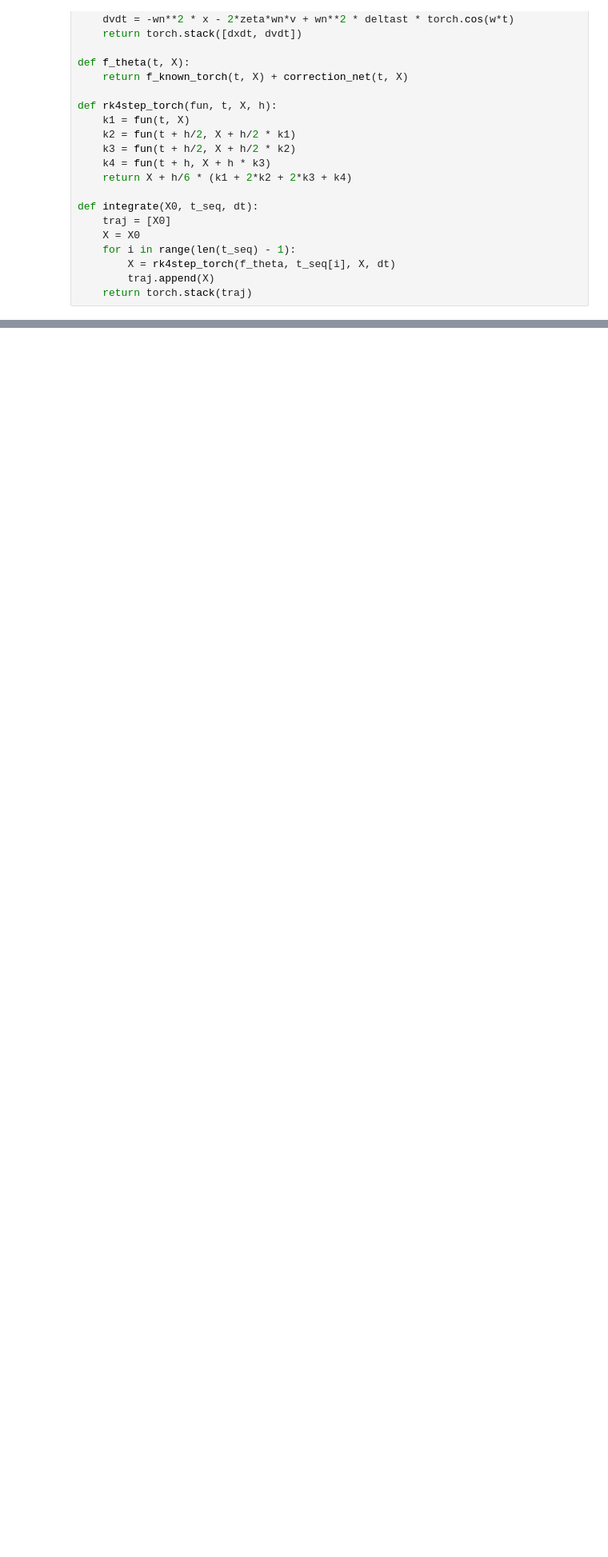
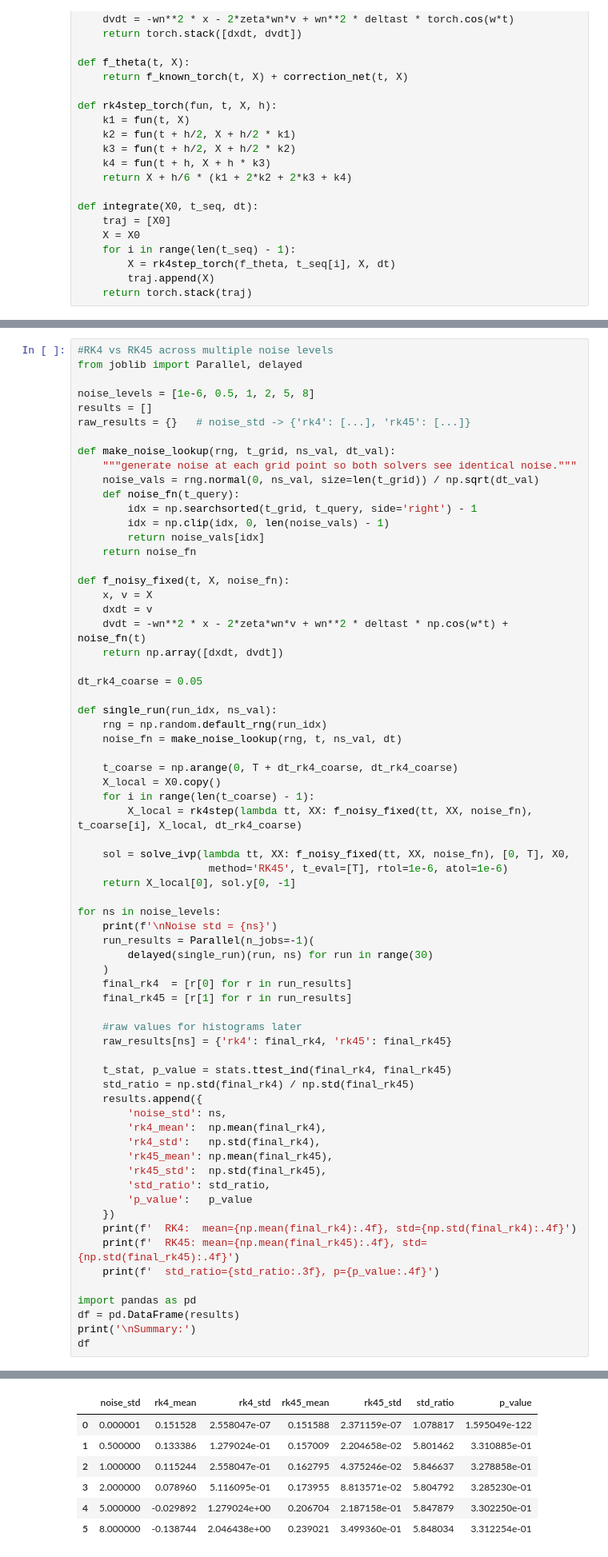
Before and after one commit to SaiPatil059/neural-ode-from-scratch, a Jupyter notebook: neural_ode_from_scratch.ipynb, the cells around one changed output, grey strips where cells are left out. Shown at 80% size. Cells and saved outputs as stored; diff of their text form; blank space fills up the shorter version.

```diff
--- a/neural_ode_from_scratch.ipynb
+++ b/neural_ode_from_scratch.ipynb
@@ -179,0 +238,69 @@ Max error (RK4 known physics vs analytical): 1.12e-09
+# %%
+#RK4 vs RK45 across multiple noise levels
+from joblib import Parallel, delayed
+
+noise_levels = [1e-6, 0.5, 1, 2, 5, 8]
+results = []
+raw_results = {}   # noise_std -> {'rk4': [...], 'rk45': [...]}
+
+def make_noise_lookup(rng, t_grid, ns_val, dt_val):
+    """generate noise at each grid point so both solvers see identical noise."""
+    noise_vals = rng.normal(0, ns_val, size=len(t_grid)) / np.sqrt(dt_val)
+    def noise_fn(t_query):
+        idx = np.searchsorted(t_grid, t_query, side='right') - 1
+        idx = np.clip(idx, 0, len(noise_vals) - 1)
+        return noise_vals[idx]
+    return noise_fn
+
+def f_noisy_fixed(t, X, noise_fn):
+    x, v = X
+    dxdt = v
+    dvdt = -wn**2 * x - 2*zeta*wn*v + wn**2 * deltast * np.cos(w*t) + noise_fn(t)
+    return np.array([dxdt, dvdt])
+
+dt_rk4_coarse = 0.05
+
+def single_run(run_idx, ns_val):
+    rng = np.random.default_rng(run_idx)
+    noise_fn = make_noise_lookup(rng, t, ns_val, dt)
+
+    t_coarse = np.arange(0, T + dt_rk4_coarse, dt_rk4_coarse)
+    X_local = X0.copy()
+    for i in range(len(t_coarse) - 1):
+        X_local = rk4step(lambda tt, XX: f_noisy_fixed(tt, XX, noise_fn), t_coarse[i], X_local, dt_rk4_coarse)
+
+    sol = solve_ivp(lambda tt, XX: f_noisy_fixed(tt, XX, noise_fn), [0, T], X0,
+                     method='RK45', t_eval=[T], rtol=1e-6, atol=1e-6)
+    return X_local[0], sol.y[0, -1]
+
+for ns in noise_levels:
+    print(f'\nNoise std = {ns}')
+    run_results = Parallel(n_jobs=-1)(
+        delayed(single_run)(run, ns) for run in range(30)
+    )
+    final_rk4  = [r[0] for r in run_results]
+    final_rk45 = [r[1] for r in run_results]
+
+    #raw values for histograms later
+    raw_results[ns] = {'rk4': final_rk4, 'rk45': final_rk45}
+
+    t_stat, p_value = stats.ttest_ind(final_rk4, final_rk45)
+    std_ratio = np.std(final_rk4) / np.std(final_rk45)
+    results.append({
+        'noise_std': ns,
+        'rk4_mean':  np.mean(final_rk4),
+        'rk4_std':   np.std(final_rk4),
+        'rk45_mean': np.mean(final_rk45),
+        'rk45_std':  np.std(final_rk45),
+        'std_ratio': std_ratio,
+        'p_value':   p_value
+    })
+    print(f'  RK4:  mean={np.mean(final_rk4):.4f}, std={np.std(final_rk4):.4f}')
+    print(f'  RK45: mean={np.mean(final_rk45):.4f}, std={np.std(final_rk45):.4f}')
+    print(f'  std_ratio={std_ratio:.3f}, p={p_value:.4f}')
+
+import pandas as pd
+df = pd.DataFrame(results)
+print('\nSummary:')
+df
+# %% [output]
@@ -179,0 +324,7 @@ Max error (RK4 known physics vs analytical): 1.12e-09
+|  | noise_std | rk4_mean | rk4_std | rk45_mean | rk45_std | std_ratio | p_value |
+| 0 | 0.000001 | 0.151528 | 2.558047e-07 | 0.151588 | 2.371159e-07 | 1.078817 | 1.595049e-122 |
+| 1 | 0.500000 | 0.133386 | 1.279024e-01 | 0.157009 | 2.204658e-02 | 5.801462 | 3.310885e-01 |
+| 2 | 1.000000 | 0.115244 | 2.558047e-01 | 0.162795 | 4.375246e-02 | 5.846637 | 3.278858e-01 |
+| 3 | 2.000000 | 0.078960 | 5.116095e-01 | 0.173955 | 8.813571e-02 | 5.804792 | 3.285230e-01 |
+| 4 | 5.000000 | -0.029892 | 1.279024e+00 | 0.206704 | 2.187158e-01 | 5.847879 | 3.302250e-01 |
+| 5 | 8.000000 | -0.138744 | 2.046438e+00 | 0.239021 | 3.499360e-01 | 5.848034 | 3.312254e-01 |
```
Also changed, not shown: parts of 10 cells of this notebook, 3 other files.
